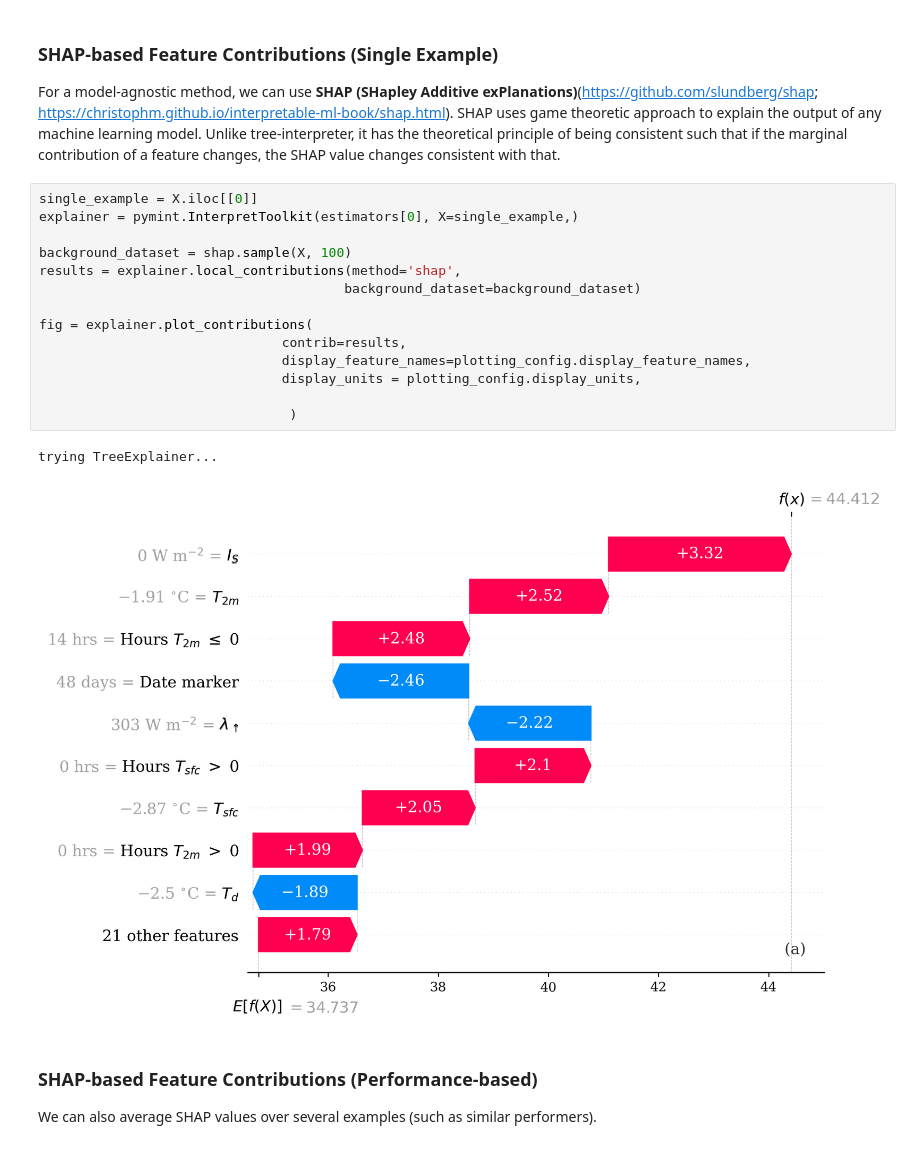
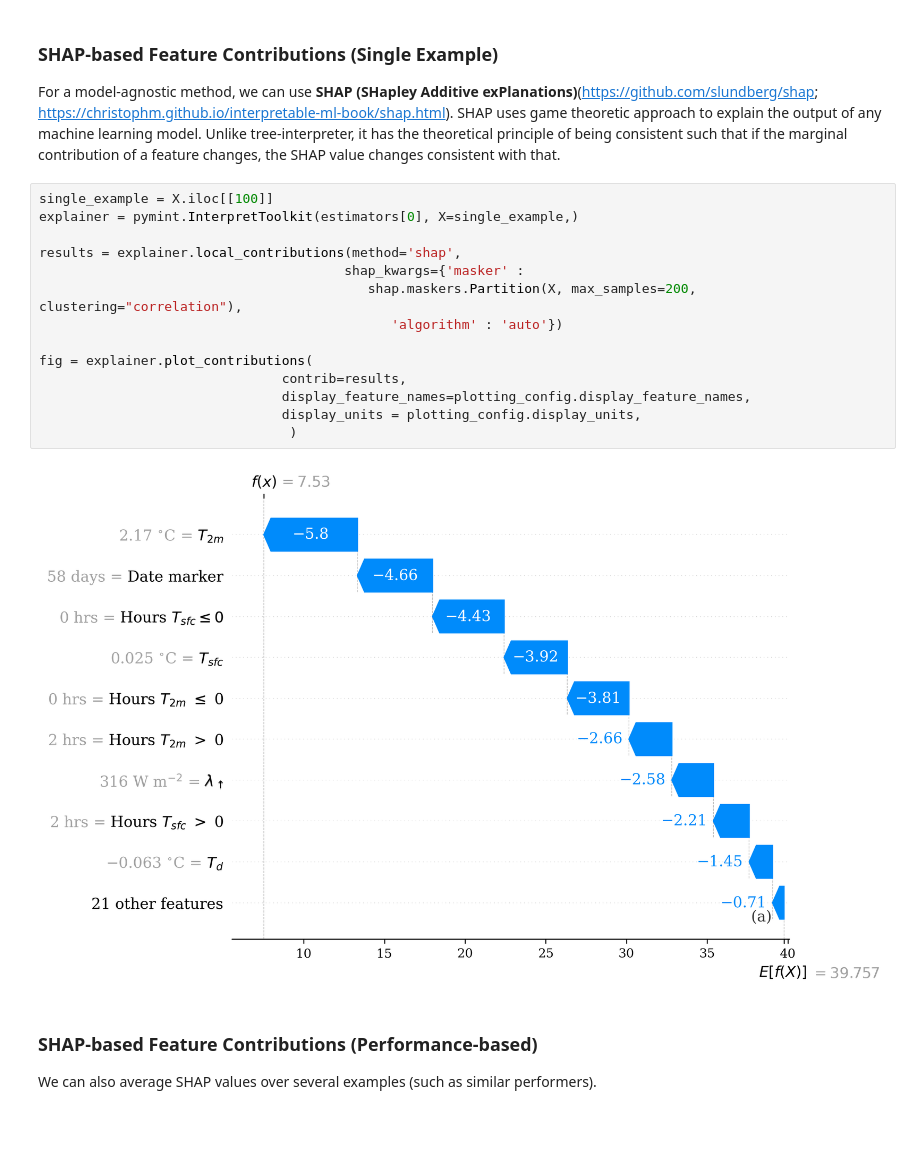
Before and after one commit to monte-flora/scikit-explain, a Jupyter notebook: tutorial_notebooks/feature_contributions.ipynb, the cells around one changed output. Cells and saved outputs as stored; diff of their text form.

```diff
--- a/tutorial_notebooks/feature_contributions.ipynb
+++ b/tutorial_notebooks/feature_contributions.ipynb
@@ -84,22 +84,21 @@ fig, axes = explainer.plot_contributions(
 
 For a model-agnostic method, we can use __SHAP (SHapley Additive exPlanations)__(https://github.com/slundberg/shap; https://christophm.github.io/interpretable-ml-book/shap.html). SHAP uses game theoretic approach to explain the output of any machine learning model. Unlike tree-interpreter, it has the theoretical principle of being consistent such that if the marginal contribution of a feature changes, the SHAP value changes consistent with that.
 # %%
-single_example = X.iloc[[0]]
+single_example = X.iloc[[100]]
 explainer = pymint.InterpretToolkit(estimators[0], X=single_example,)
 
-background_dataset = shap.sample(X, 100)
 results = explainer.local_contributions(method='shap',
-                                       background_dataset=background_dataset)
+                                       shap_kwargs={'masker' :
+                                          shap.maskers.Partition(X, max_samples=200, clustering="correlation"),
+                                             'algorithm' : 'auto'})
 
 fig = explainer.plot_contributions(
                                contrib=results,
                                display_feature_names=plotting_config.display_feature_names,
                                display_units = plotting_config.display_units,
-
                                 )
 # %% [output]
-trying TreeExplainer...
-[figure, old version]
+[figure, new version]
 # %% [markdown]
 ### SHAP-based Feature Contributions (Performance-based)
 
```
Also changed, not shown: parts of 4 cells of this notebook, 7 other files.
